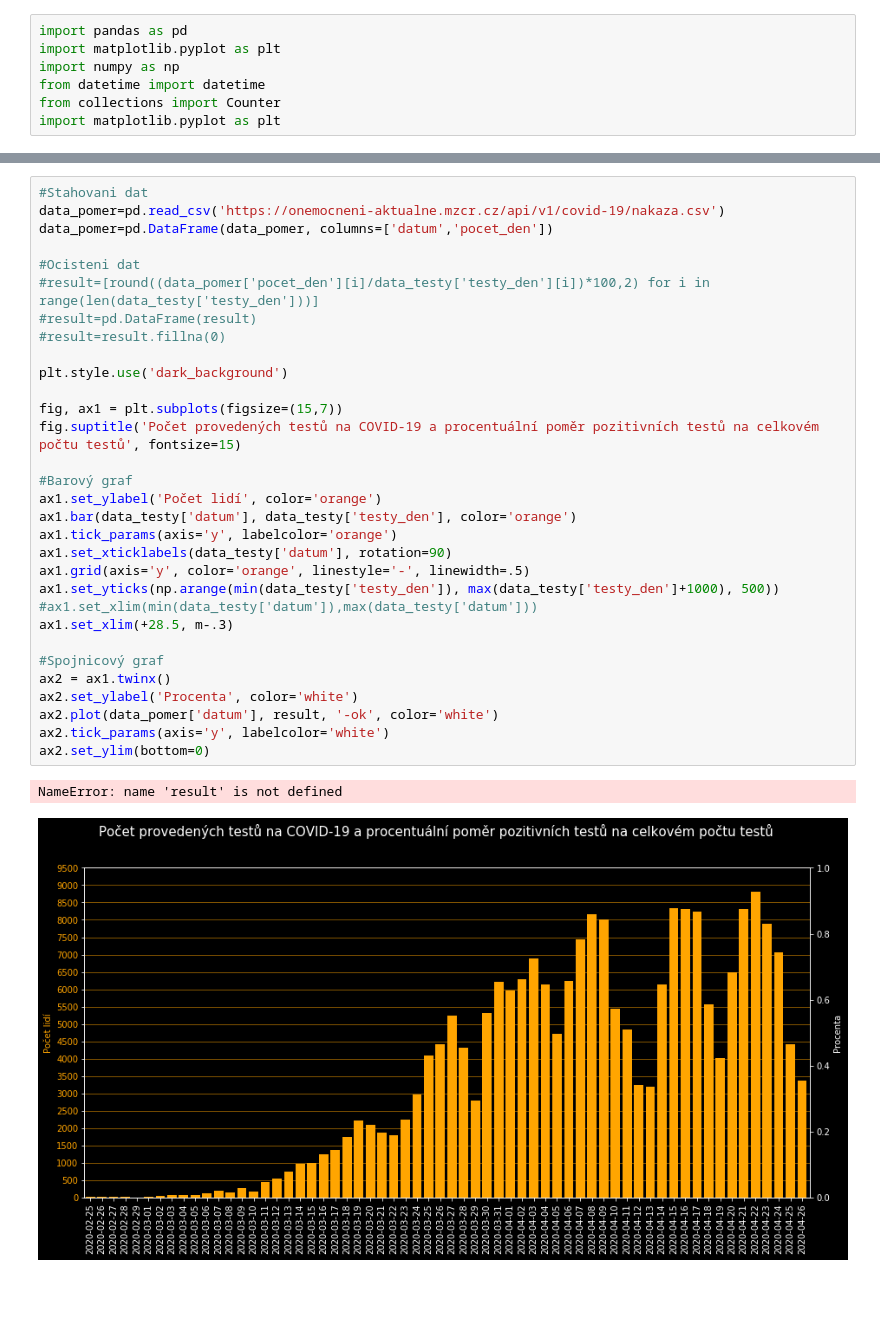
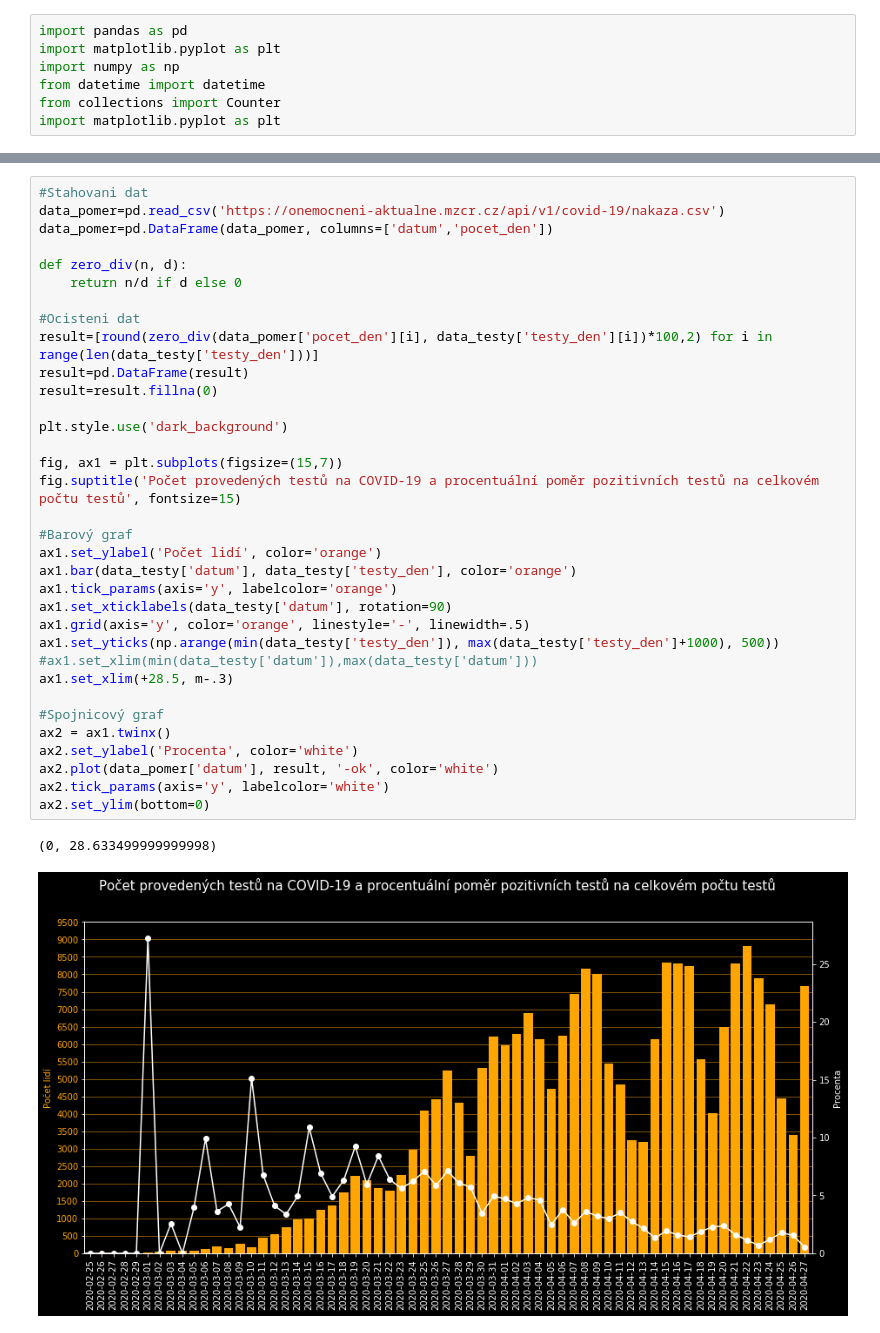
Before and after one commit to ondrejtichy07/covid19-Czechia, a Jupyter notebook: corona.ipynb, the cells around one changed output, grey strips where cells are left out. Drawn from its saved outputs; the diff is of its cells as text; blank space fills up the shorter version.

```diff
--- a/corona.ipynb
+++ b/corona.ipynb
@@ -68,34 +84,37 @@ plt.show()
 # %%
 #Stahovani dat
 data_pomer=pd.read_csv('https://onemocneni-aktualne.mzcr.cz/api/v1/covid-19/nakaza.csv')
 data_pomer=pd.DataFrame(data_pomer, columns=['datum','pocet_den'])
 
+def zero_div(n, d):
+    return n/d if d else 0
+
 #Ocisteni dat
-#result=[round((data_pomer['pocet_den'][i]/data_testy['testy_den'][i])*100,2) for i in range(len(data_testy['testy_den']))]
-#result=pd.DataFrame(result)
-#result=result.fillna(0)
+result=[round(zero_div(data_pomer['pocet_den'][i], data_testy['testy_den'][i])*100,2) for i in range(len(data_testy['testy_den']))]
+result=pd.DataFrame(result)
+result=result.fillna(0)
 
 plt.style.use('dark_background')
 
 fig, ax1 = plt.subplots(figsize=(15,7))
 fig.suptitle('Počet provedených testů na COVID-19 a procentuální poměr pozitivních testů na celkovém počtu testů', fontsize=15)
 
 #Barový graf
 ax1.set_ylabel('Počet lidí', color='orange')
 ax1.bar(data_testy['datum'], data_testy['testy_den'], color='orange')
 ax1.tick_params(axis='y', labelcolor='orange')
 ax1.set_xticklabels(data_testy['datum'], rotation=90)
 ax1.grid(axis='y', color='orange', linestyle='-', linewidth=.5)
 ax1.set_yticks(np.arange(min(data_testy['testy_den']), max(data_testy['testy_den']+1000), 500))
 #ax1.set_xlim(min(data_testy['datum']),max(data_testy['datum']))
 ax1.set_xlim(+28.5, m-.3)
 
 #Spojnicový graf
 ax2 = ax1.twinx()
 ax2.set_ylabel('Procenta', color='white')
 ax2.plot(data_pomer['datum'], result, '-ok', color='white')
 ax2.tick_params(axis='y', labelcolor='white')
 ax2.set_ylim(bottom=0)
 # %% [output]
-NameError: name 'result' is not defined
+(0, 28.633499999999998)
-[figure, old version]
+[figure, new version]
```
Also changed, not shown: parts of 2 cells of this notebook.
